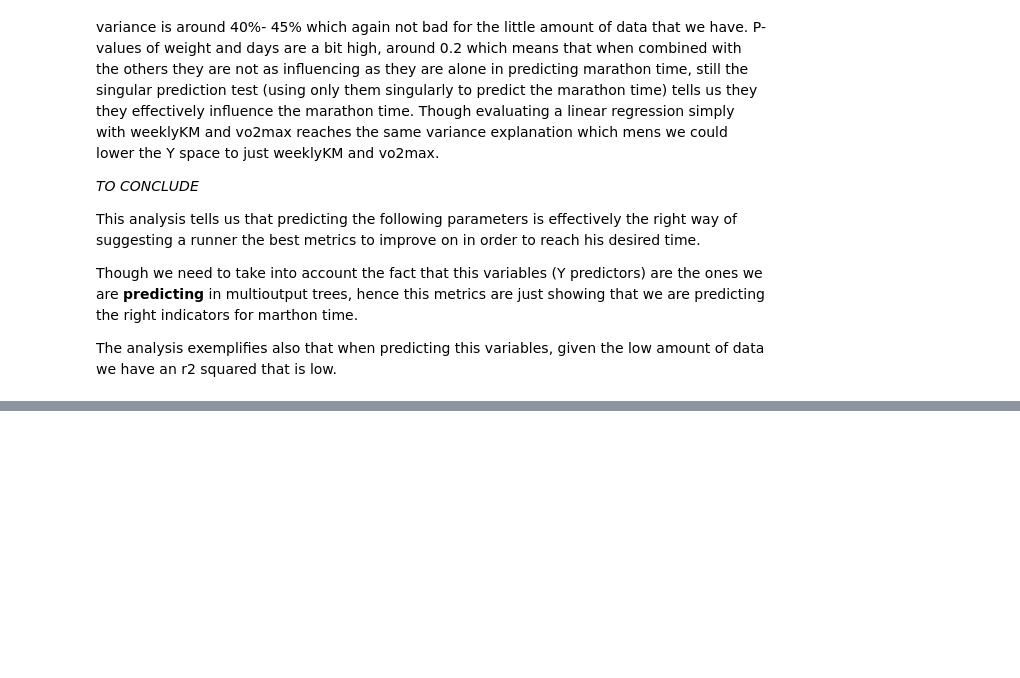
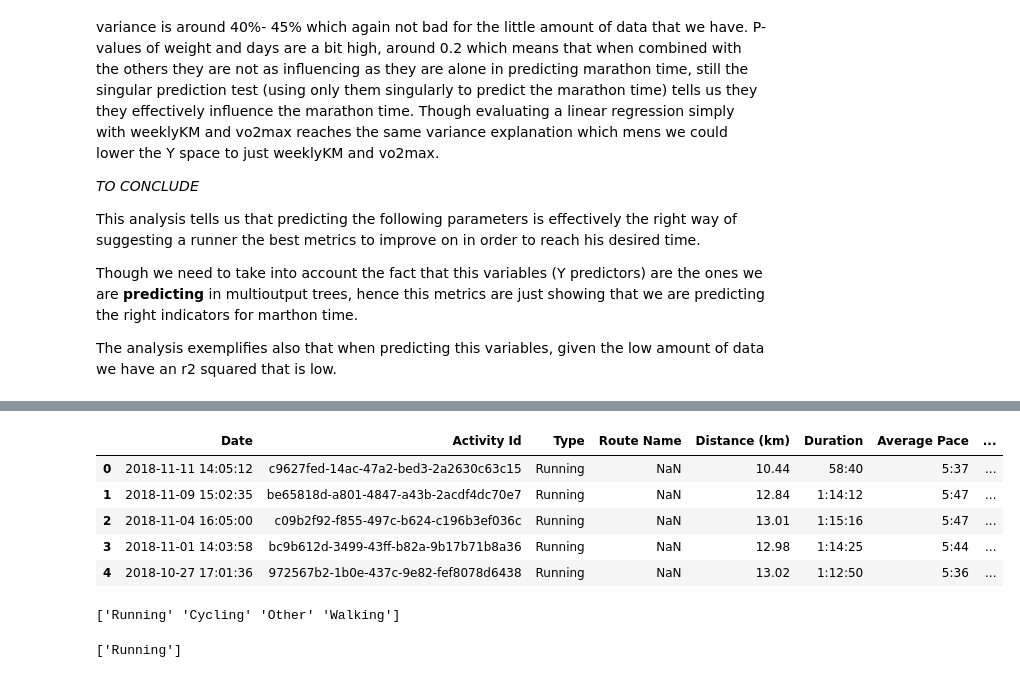
Before and after one commit to lambione/ML-running-thesis, a Jupyter notebook: linearRegression.ipynb, the cells around one changed output, grey strips where cells are left out. Saved outputs shown, nothing was run; the diff lists cells and outputs as text; code cells hidden in the pictures; blank space fills up the shorter version.

```diff
--- a/linearRegression.ipynb
+++ b/linearRegression.ipynb
@@ -862,0 +1139,3 @@ The analysis exemplifies also that when predicting this variables, given the low
+# %%
+calories = pd.read_csv('cardioActivities.csv')
+calories.isnull().sum()
@@ -862,0 +1158,13 @@ The analysis exemplifies also that when predicting this variables, given the low
+# %%
+calories.head()
+# %% [output]
+|  | Date | Activity Id | Type | Route Name | Distance (km) | Duration | Average Pace | ... |
+| 0 | 2018-11-11 14:05:12 | c9627fed-14ac-47a2-bed3-2a2630c63c15 | Running | NaN | 10.44 | 58:40 | 5:37 | ... |
+| 1 | 2018-11-09 15:02:35 | be65818d-a801-4847-a43b-2acdf4dc70e7 | Running | NaN | 12.84 | 1:14:12 | 5:47 | ... |
+| 2 | 2018-11-04 16:05:00 | c09b2f92-f855-497c-b624-c196b3ef036c | Running | NaN | 13.01 | 1:15:16 | 5:47 | ... |
+| 3 | 2018-11-01 14:03:58 | bc9b612d-3499-43ff-b82a-9b17b71b8a36 | Running | NaN | 12.98 | 1:14:25 | 5:44 | ... |
+| 4 | 2018-10-27 17:01:36 | 972567b2-1b0e-437c-9e82-fef8078d6438 | Running | NaN | 13.02 | 1:12:50 | 5:36 | ... |
+# %%
+print(calories['Type'].unique())
+# %% [output]
+['Running' 'Cycling' 'Other' 'Walking']
@@ -862,0 +1173,4 @@ The analysis exemplifies also that when predicting this variables, given the low
+# %%
+print(calories['Type'].unique())
+# %% [output]
+['Running']
```
Also changed, not shown: parts of 49 cells of this notebook.
